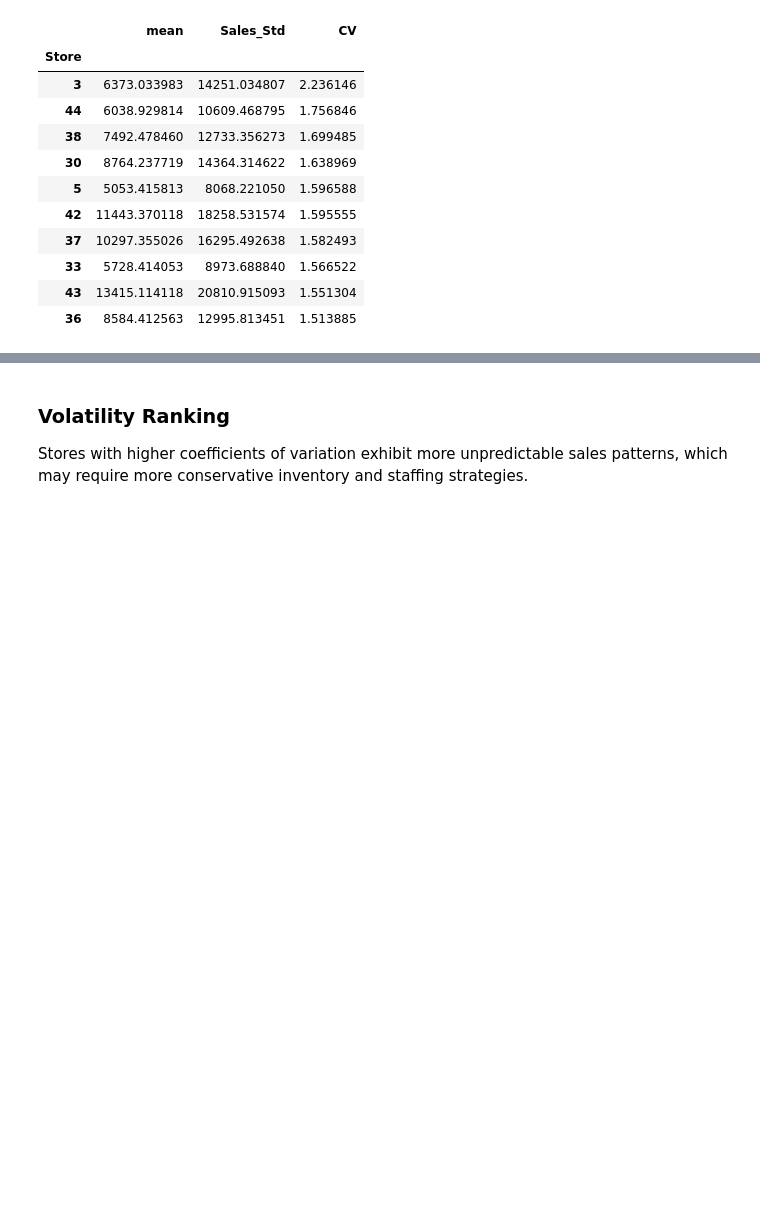
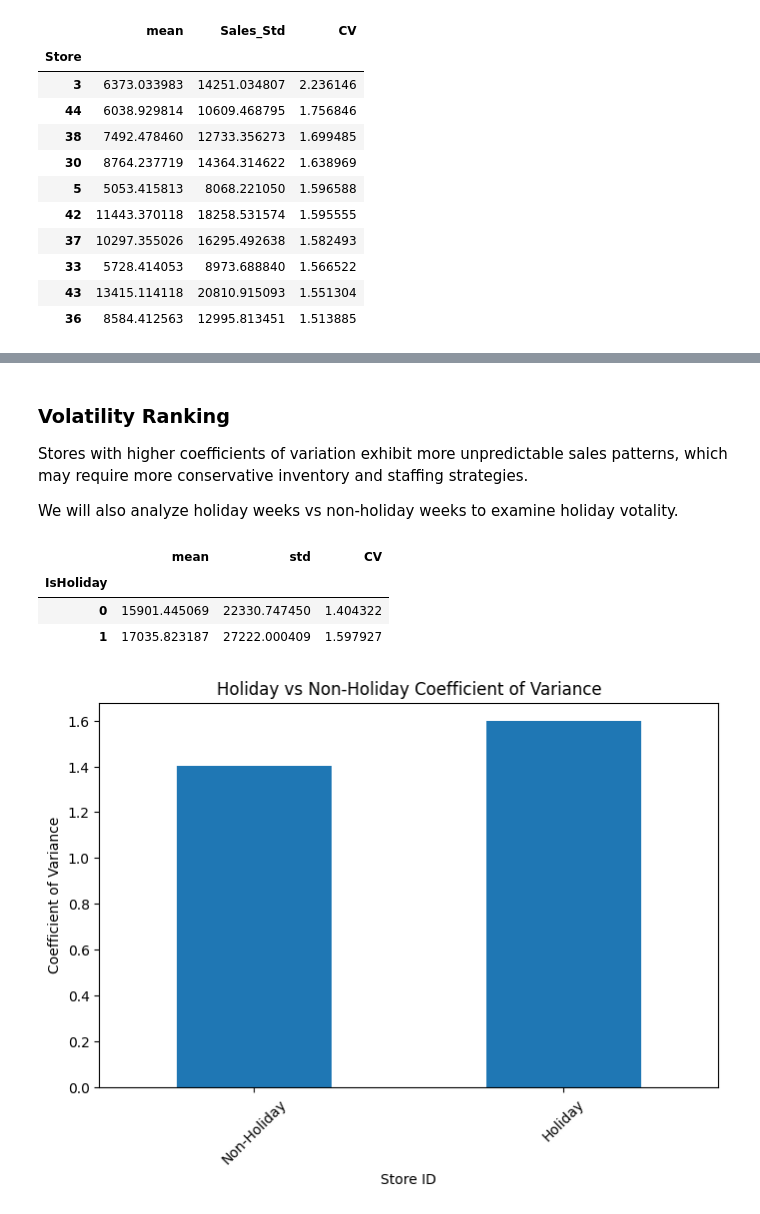
Before and after one commit to DavidO1621/Walmart-kpi-project, a Jupyter notebook: notebooks/01_EDA.ipynb, the cells around one changed output, grey strips where cells are left out. Drawn from its saved outputs; the diff is of its cells as text; code cells hidden in the pictures; blank space fills up the shorter version.

```diff
--- a/notebooks/01_EDA.ipynb
+++ b/notebooks/01_EDA.ipynb
@@ -209,3 +222,29 @@ volatility_df.sort_values('CV', ascending = False).head(10)
 # %% [markdown]
 ### Volatility Ranking
 Stores with higher coefficients of variation exhibit more unpredictable sales patterns, which may require more conservative inventory and staffing strategies.
+
+We will also analyze holiday weeks vs non-holiday weeks to examine holiday votality.
+# %%
+holiday_votality_df = (df.groupby('IsHoliday')['Weekly_Sales']
+                        .agg(['mean','std'])
+)
+holiday_votality_df['CV']= holiday_votality_df['std']/holiday_votality_df['mean']
+holiday_votality_df
+# %% [output]
+|  | mean | std | CV |
+| IsHoliday |  |  |  |
+| 0 | 15901.445069 | 22330.747450 | 1.404322 |
+| 1 | 17035.823187 | 27222.000409 | 1.597927 |
+# %%
+holiday_votality_df.index =['Non-Holiday','Holiday']
+ax = holiday_votality_df['CV'].plot(
+    kind ='bar',
+    figsize =(8,5),
+    title ='Holiday vs Non-Holiday Coefficient of Variance'
+)
+ax.set_ylabel('Coefficient of Variance')
+ax.set_xlabel('Store ID')
+plt.xticks(rotation =45)
+plt.show()
+# %% [output]
+[figure, added]
```
Also changed, not shown: parts of 2 cells of this notebook.
